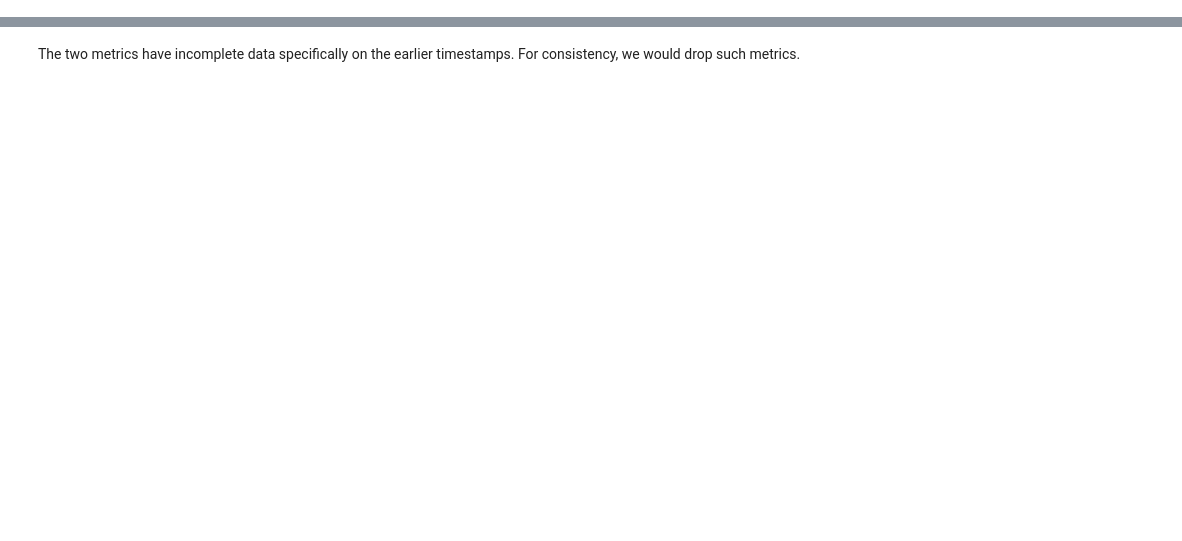
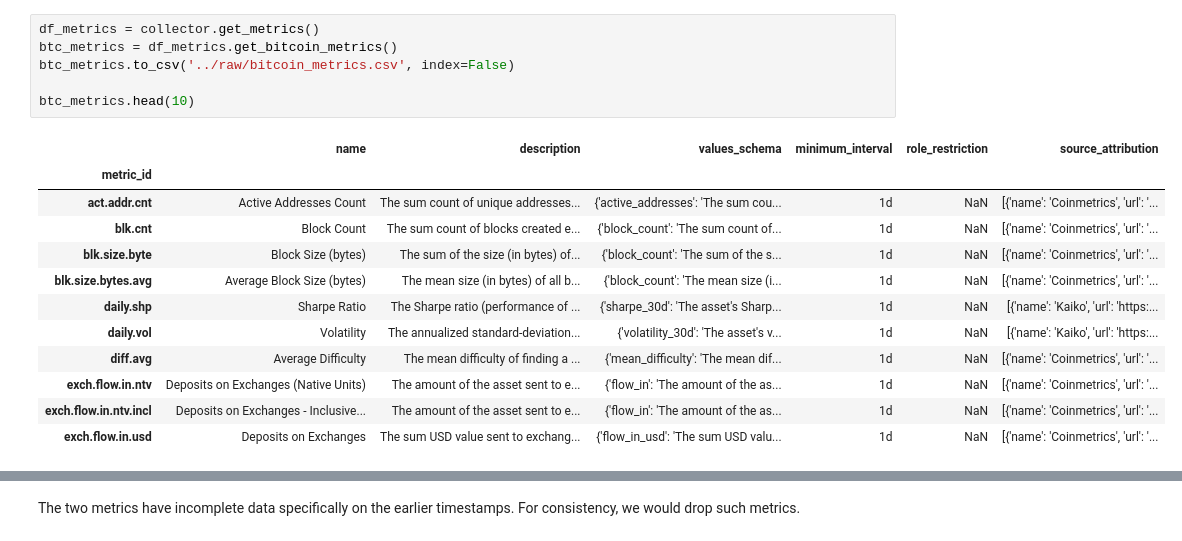
Before and after one commit to KaidenFrizu/recurrent-bitcoin-network, a Jupyter notebook: docs/Documentation.ipynb, the cells around one changed output, grey strips where cells are left out. Cells and saved outputs as stored; diff of their text form; blank space fills up the shorter version.

```diff
--- a/docs/Documentation.ipynb
+++ b/docs/Documentation.ipynb
@@ -84,0 +51,19 @@ freemetrics.to_csv('raw/freemetrics.csv')
+# %%
+df_metrics = collector.get_metrics()
+btc_metrics = df_metrics.get_bitcoin_metrics()
+btc_metrics.to_csv('../raw/bitcoin_metrics.csv', index=False)
+
+btc_metrics.head(10)
+# %% [output]
+|  | name | description | values_schema | minimum_interval | role_restriction | source_attribution |
+| metric_id |  |  |  |  |  |  |
+| act.addr.cnt | Active Addresses Count | The sum count of unique addresses... | {'active_addresses': 'The sum cou... | 1d | NaN | [{'name': 'Coinmetrics', 'url': '... |
+| blk.cnt | Block Count | The sum count of blocks created e... | {'block_count': 'The sum count of... | 1d | NaN | [{'name': 'Coinmetrics', 'url': '... |
+| blk.size.byte | Block Size (bytes) | The sum of the size (in bytes) of... | {'block_count': 'The sum of the s... | 1d | NaN | [{'name': 'Coinmetrics', 'url': '... |
+| blk.size.bytes.avg | Average Block Size (bytes) | The mean size (in bytes) of all b... | {'block_count': 'The mean size (i... | 1d | NaN | [{'name': 'Coinmetrics', 'url': '... |
+| daily.shp | Sharpe Ratio | The Sharpe ratio (performance of ... | {'sharpe_30d': 'The asset's Sharp... | 1d | NaN | [{'name': 'Kaiko', 'url': 'https:... |
+| daily.vol | Volatility | The annualized standard-deviation... | {'volatility_30d': 'The asset's v... | 1d | NaN | [{'name': 'Kaiko', 'url': 'https:... |
+| diff.avg | Average Difficulty | The mean difficulty of finding a ... | {'mean_difficulty': 'The mean dif... | 1d | NaN | [{'name': 'Coinmetrics', 'url': '... |
+| exch.flow.in.ntv | Deposits on Exchanges (Native Units) | The amount of the asset sent to e... | {'flow_in': 'The amount of the as... | 1d | NaN | [{'name': 'Coinmetrics', 'url': '... |
+| exch.flow.in.ntv.incl | Deposits on Exchanges - Inclusive... | The amount of the asset sent to e... | {'flow_in': 'The amount of the as... | 1d | NaN | [{'name': 'Coinmetrics', 'url': '... |
+| exch.flow.in.usd | Deposits on Exchanges | The sum USD value sent to exchang... | {'flow_in_usd': 'The sum USD valu... | 1d | NaN | [{'name': 'Coinmetrics', 'url': '... |
```
Also changed, not shown: parts of 85 cells of this notebook, 1 other file.
